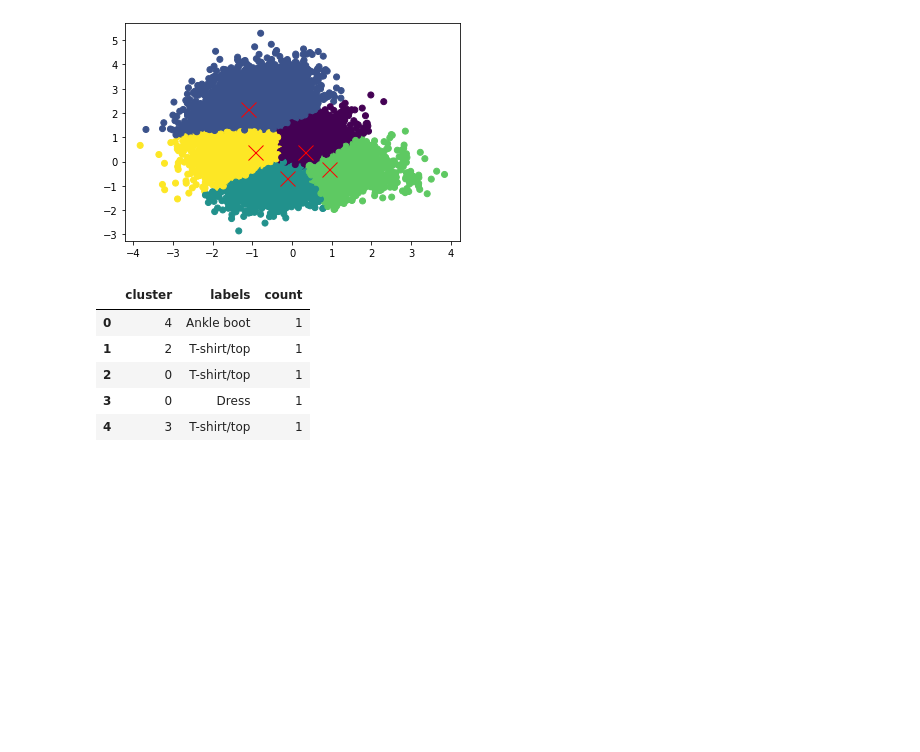
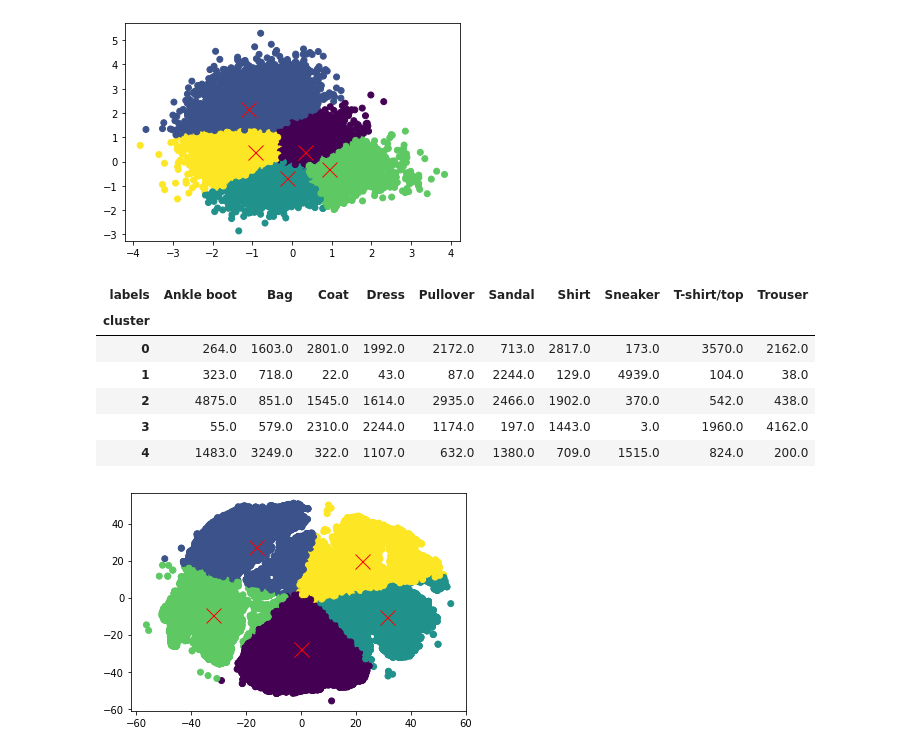
Before and after one commit to CarlosGarlem/StatisticalLearning_2, a Jupyter notebook: Lab2/DimensionalityReduction.ipynb, the cells around one changed output. Cells and saved outputs as stored; diff of their text form; code cells hidden in the pictures; blank space fills up the shorter version.

```diff
--- a/Lab2/DimensionalityReduction.ipynb
+++ b/Lab2/DimensionalityReduction.ipynb
@@ -132,12 +133,20 @@ plt.show()
 [figure]
 # %%
 results = pd.DataFrame({'cluster': kmeans_pca.labels_, 'labels': list(map(labels_dictionary.get, labels)), 'count': np.ones_like(labels)})
-results.head()
+results.pivot_table(values = 'count', index = 'cluster', columns = 'labels', aggfunc = np.sum)
 # %% [output]
-|  | cluster | labels | count |
-| 0 | 4 | Ankle boot | 1 |
-| 1 | 2 | T-shirt/top | 1 |
-| 2 | 0 | T-shirt/top | 1 |
-| 3 | 0 | Dress | 1 |
-| 4 | 3 | T-shirt/top | 1 |
+| labels | Ankle boot | Bag | Coat | Dress | Pullover | Sandal | Shirt | Sneaker | T-shirt/top | Trouser |
+| cluster |  |  |  |  |  |  |  |  |  |  |
+| 0 | 264.0 | 1603.0 | 2801.0 | 1992.0 | 2172.0 | 713.0 | 2817.0 | 173.0 | 3570.0 | 2162.0 |
+| 1 | 323.0 | 718.0 | 22.0 | 43.0 | 87.0 | 2244.0 | 129.0 | 4939.0 | 104.0 | 38.0 |
+| 2 | 4875.0 | 851.0 | 1545.0 | 1614.0 | 2935.0 | 2466.0 | 1902.0 | 370.0 | 542.0 | 438.0 |
+| 3 | 55.0 | 579.0 | 2310.0 | 2244.0 | 1174.0 | 197.0 | 1443.0 | 3.0 | 1960.0 | 4162.0 |
+| 4 | 1483.0 | 3249.0 | 322.0 | 1107.0 | 632.0 | 1380.0 | 709.0 | 1515.0 | 824.0 | 200.0 |
+# %%
+#T-SNE Clustering
+plt.scatter(x = tsne_matrix[:, 0], y = tsne_matrix[:, 1], c = kmeans_tsne.labels_)
+plt.plot(kmeans_tsne.cluster_centers_[:, 0], kmeans_tsne.cluster_centers_[:, 1], 'rx', markersize = 15)
+plt.show()
+# %% [output]
+[figure, added]
 # %%
```
Also changed, not shown: parts of 7 cells of this notebook.
